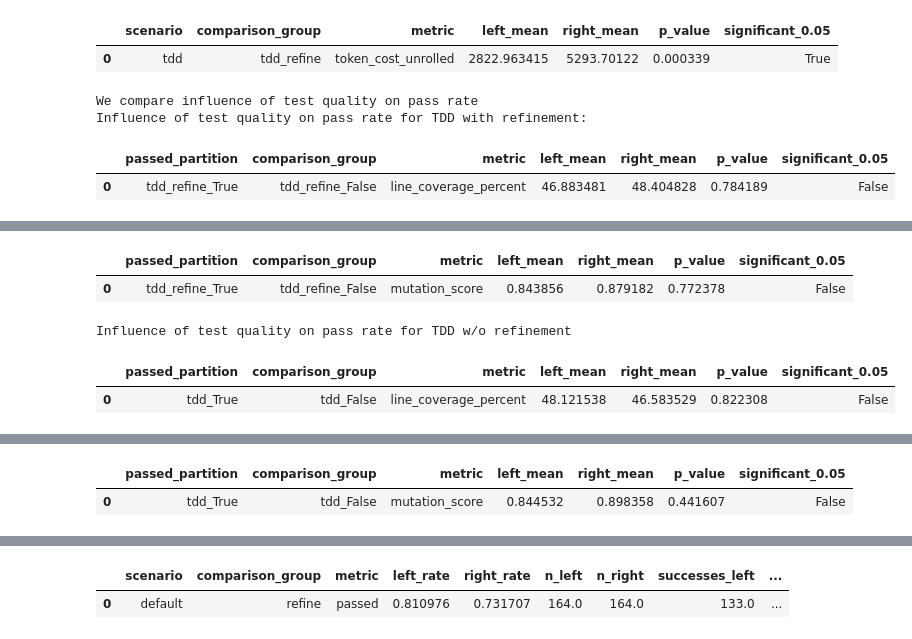
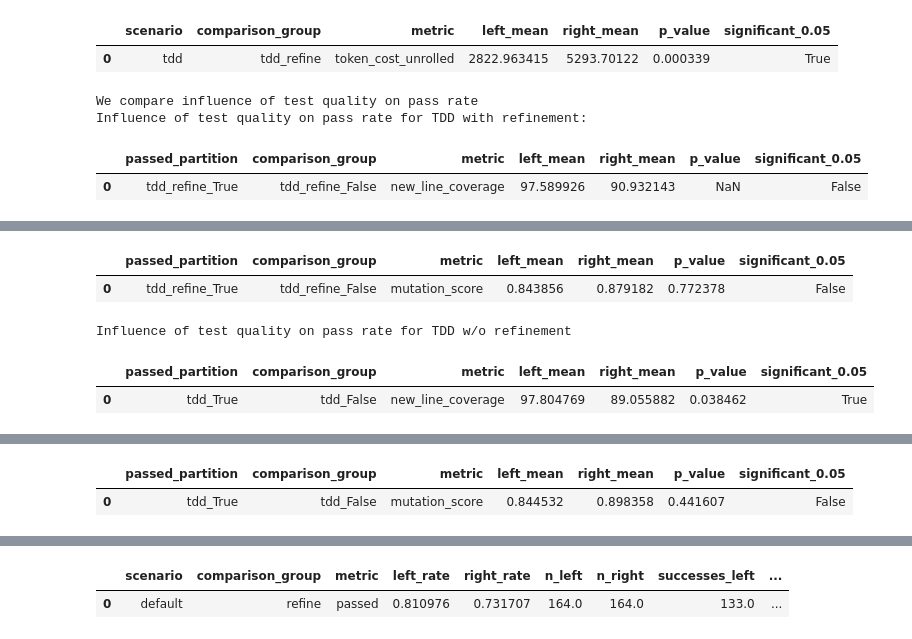
Before and after one commit to michal1010/TDLite, a Jupyter notebook: data_analysis/data_analysis.ipynb, the cells around one changed output, grey strips where cells are left out. Cells and saved outputs as stored; diff of their text form; code cells hidden in the pictures.

```diff
--- a/data_analysis/data_analysis.ipynb
+++ b/data_analysis/data_analysis.ipynb
@@ -239,17 +235,17 @@ df_test_quality = df_instances.copy()
 df_test_quality["passed_partition"] = df_test_quality["scenario"] + "_" + df_test_quality["passed_hidden_tests"].astype(str)
 
 print("Influence of test quality on pass rate for TDD with refinement:")
-display(compare_quality_metric(df_test_quality, "tdd_refine_True", "tdd_refine_False", group_col="passed_partition", metric_col="line_coverage_percent", drop_negative=False))
-display(compare_quality_metric(df_test_quality, "tdd_refine_True", "tdd_refine_False", group_col="passed_partition", metric_col="branch_coverage_percent", drop_negative=False))
+display(compare_quality_metric(df_test_quality, "tdd_refine_True", "tdd_refine_False", group_col="passed_partition", metric_col="new_line_coverage", drop_negative=False))
+display(compare_quality_metric(df_test_quality, "tdd_refine_True", "tdd_refine_False", group_col="passed_partition", metric_col="new_branch_coverage", drop_negative=False))
 display(compare_quality_metric(df_test_quality, "tdd_refine_True", "tdd_refine_False", group_col="passed_partition", metric_col="mutation_score", drop_negative=True))
 
 print("Influence of test quality on pass rate for TDD w/o refinement")
-display(compare_quality_metric(df_test_quality, "tdd_True", "tdd_False", group_col="passed_partition", metric_col="line_coverage_percent", drop_negative=False))
-display(compare_quality_metric(df_test_quality, "tdd_True", "tdd_False", group_col="passed_partition", metric_col="branch_coverage_percent", drop_negative=False))
+display(compare_quality_metric(df_test_quality, "tdd_True", "tdd_False", group_col="passed_partition", metric_col="new_line_coverage", drop_negative=False))
+display(compare_quality_metric(df_test_quality, "tdd_True", "tdd_False", group_col="passed_partition", metric_col="new_branch_coverage", drop_negative=False))
 display(compare_quality_metric(df_test_quality, "tdd_True", "tdd_False", group_col="passed_partition", metric_col="mutation_score", drop_negative=True))
 # %% [output]
 We compare influence of test quality on pass rate
 Influence of test quality on pass rate for TDD with refinement:
 |  | passed_partition | comparison_group | metric | left_mean | right_mean | p_value | significant_0.05 |
-| 0 | tdd_refine_True | tdd_refine_False | line_coverage_percent | 46.883481 | 48.404828 | 0.784189 | False |
+| 0 | tdd_refine_True | tdd_refine_False | new_line_coverage | 97.589926 | 90.932143 | NaN | False |
 |  | passed_partition | comparison_group | metric | left_mean | right_mean | p_value | significant_0.05 |
@@ -257,6 +253,6 @@ Influence of test quality on pass rate for TDD with refinement:
 |  | passed_partition | comparison_group | metric | left_mean | right_mean | p_value | significant_0.05 |
 | 0 | tdd_refine_True | tdd_refine_False | mutation_score | 0.843856 | 0.879182 | 0.772378 | False |
 Influence of test quality on pass rate for TDD w/o refinement
 |  | passed_partition | comparison_group | metric | left_mean | right_mean | p_value | significant_0.05 |
-| 0 | tdd_True | tdd_False | line_coverage_percent | 48.121538 | 46.583529 | 0.822308 | False |
+| 0 | tdd_True | tdd_False | new_line_coverage | 97.804769 | 89.055882 | 0.038462 | True |
 |  | passed_partition | comparison_group | metric | left_mean | right_mean | p_value | significant_0.05 |
```
Also changed, not shown: parts of 4 cells of this notebook, 15 other files.
